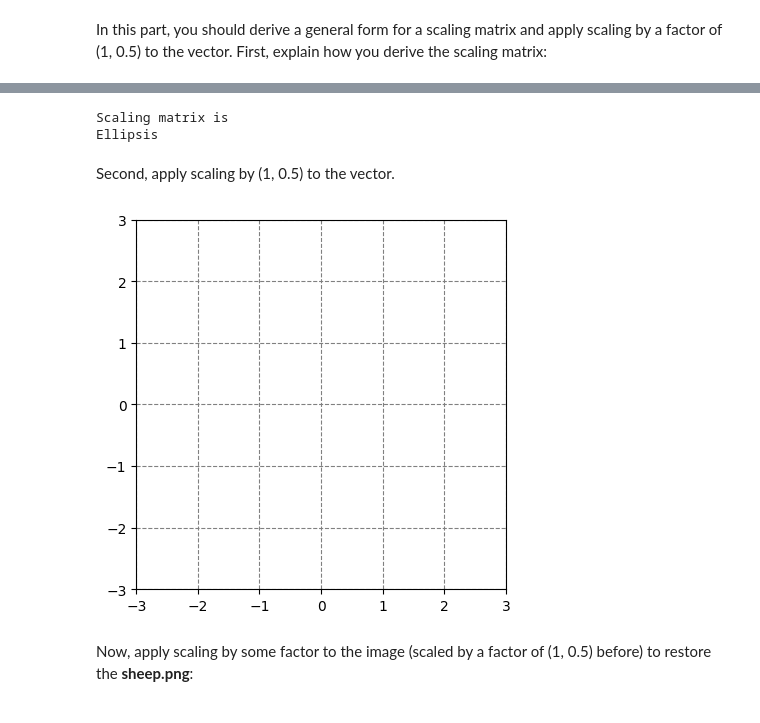
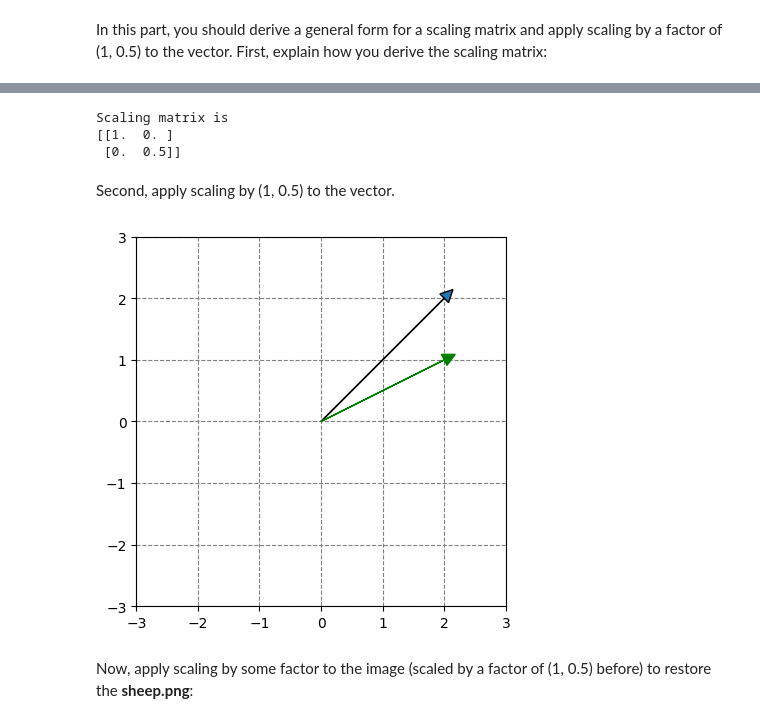
Before and after one commit to Martik-k/linear-algebra-lab1-transformations, a Jupyter notebook: LA_Lab_1_2026.ipynb, the cells around one changed output, grey strips where cells are left out. Drawn from its saved outputs; the diff is of its cells as text; code cells hidden in the pictures.

```diff
--- a/LA_Lab_1_2026.ipynb
+++ b/LA_Lab_1_2026.ipynb
@@ -125,41 +148,44 @@ In this part, you should derive a general form for a scaling matrix and apply sc
 # %%
-##### YOUR CODE STARTS #####
 def get_scaling_matrix(scale_factor_x, scale_factor_y):
-  return ...
+    return np.array([
+        [scale_factor_x, 0.0],
+        [0.0, scale_factor_y]
+    ], dtype=float)
 
-M2 = ...
+M2 = get_scaling_matrix(1.0, 0.5)
 
 ##### YOUR CODE ENDS #####
 print("Scaling matrix is")
 print(M2)
 # %% [output]
 Scaling matrix is
-Ellipsis
+[[1.  0. ]
+ [0.  0.5]]
 # %% [markdown]
 Second, apply scaling by (1, 0.5) to the vector.
 # %%
 # Apply scaling to the vector AB1 to achieve vector AB2
 
 ##### YOUR CODE STARTS #####
-A = ...
+A = np.array([0, 0])
 B1 = np.array([2, 2])
-B2 = ...
+B2 = M2 @ B1
 ##### YOUR CODE ENDS #####
 
 ax = plt.axes()
 
-# ax.arrow(A[0], A[1], B1[0], B1[1], head_width=0.2, head_length=0.2)
-# ax.arrow(A[0], A[1], B2[0], B2[1], head_width=0.2, head_length=0.2, color='green')
+ax.arrow(A[0], A[1], B1[0], B1[1], head_width=0.2, head_length=0.2)
+ax.arrow(A[0], A[1], B2[0], B2[1], head_width=0.2, head_length=0.2, color='green')
 plt.ylim(-3,3)
 plt.xlim(-3,3)
 
 ax.set_axisbelow(True)
 plt.grid(color='gray', linestyle='dashed')
 plt.gca().set_aspect('equal', adjustable='box')
 
 plt.show()
 # %% [output]
-[figure, old version]
+[figure, new version]
 # %% [markdown]
 Now, apply scaling by some factor to the image (scaled by a factor of (1, 0.5) before) to restore the **sheep.png**:
 # %%
```
Also changed, not shown: parts of 12 cells of this notebook.
